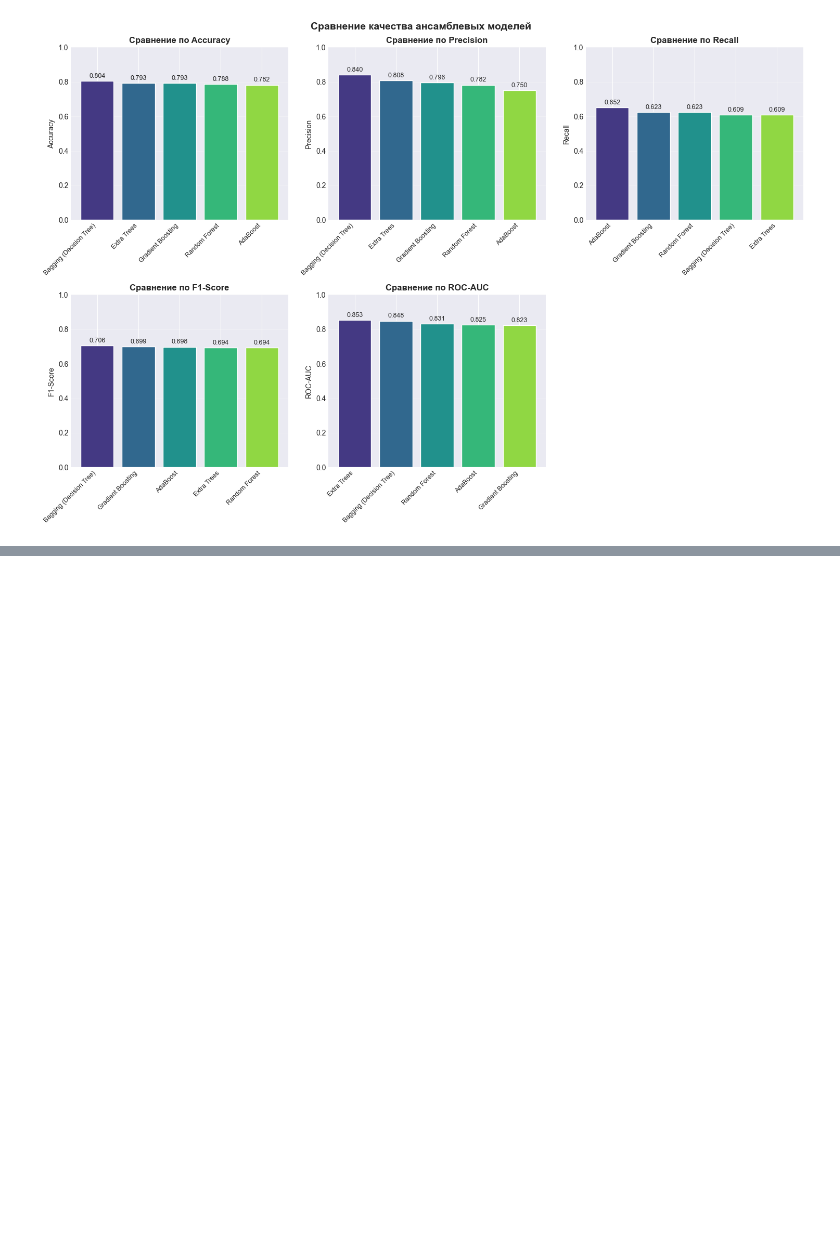
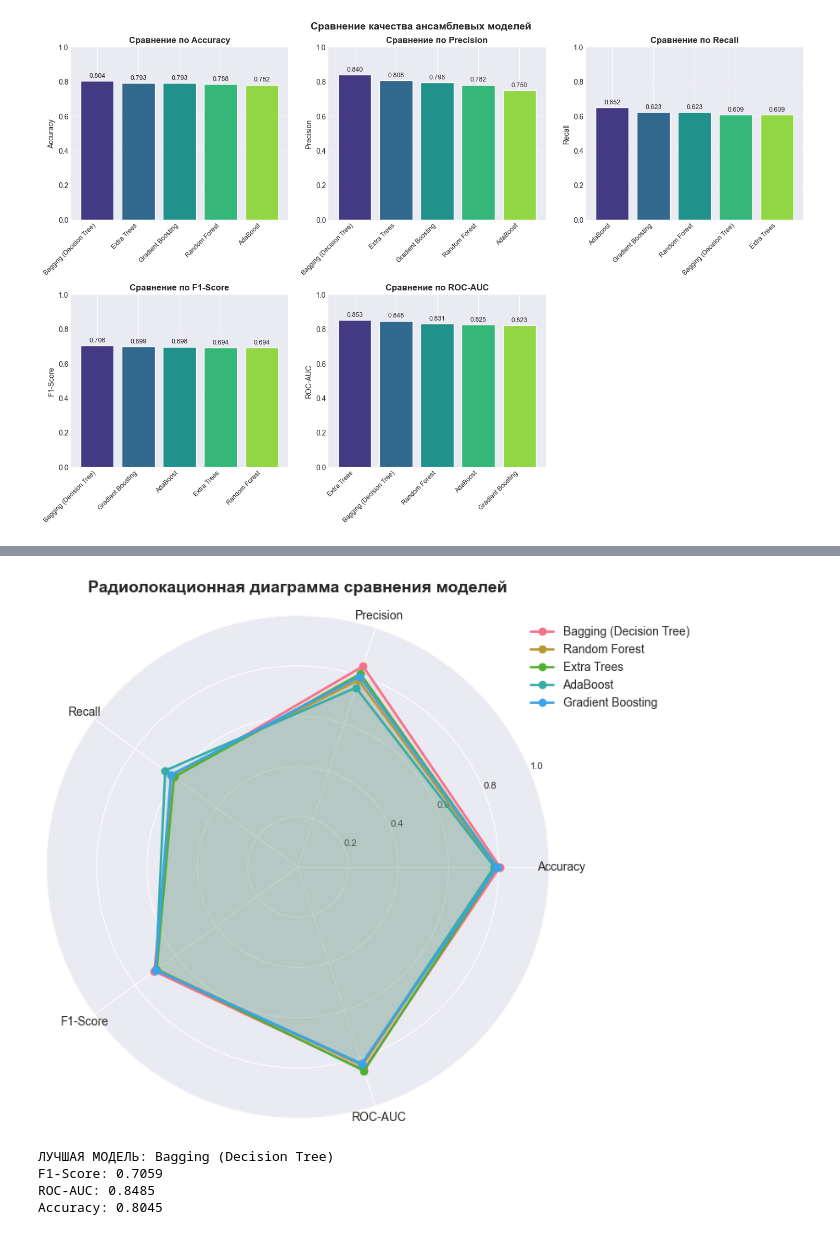
Before and after one commit to shoYomzYATIshchtitSHTIT/TMO_2026, a Jupyter notebook: lab5/lab5.ipynb, the cells around one changed output, grey strips where cells are left out. Cells and saved outputs as stored; diff of their text form; code cells hidden in the pictures; blank space fills up the shorter version.

```diff
--- a/lab5/lab5.ipynb
+++ b/lab5/lab5.ipynb
@@ -343,0 +336,48 @@ Accuracy: 0.8045
+# %%
+# Радиолокационная диаграмма (паутинка)
+from math import pi
+
+# Нормализуем данные для радара
+metrics_for_radar = ['Accuracy', 'Precision', 'Recall', 'F1-Score', 'ROC-AUC']
+models_list = results_df.index.tolist()
+
+# Количество переменных
+N = len(metrics_for_radar)
+angles = [n / float(N) * 2 * pi for n in range(N)]
+angles += angles[:1]  # Замыкаем круг
+
+fig, ax = plt.subplots(figsize=(8, 8), subplot_kw={'projection': 'polar'})
+
+for model in models_list:
+    values = results_df.loc[model, metrics_for_radar].values.tolist()
+    values += values[:1]  # Замыкаем
+    ax.plot(angles, values, 'o-', linewidth=2, label=model)
+    ax.fill(angles, values, alpha=0.1)
+
+# Добавляем метки
+ax.set_xticks(angles[:-1])
+ax.set_xticklabels(metrics_for_radar, fontsize=10)
+ax.set_ylim(0, 1)
+ax.set_yticks([0.2, 0.4, 0.6, 0.8, 1.0])
+ax.set_yticklabels(['0.2', '0.4', '0.6', '0.8', '1.0'], fontsize=8)
+ax.set_title('Радиолокационная диаграмма сравнения моделей', fontsize=14, fontweight='bold', pad=20)
+ax.legend(loc='upper right', bbox_to_anchor=(1.3, 1.0))
+
+plt.tight_layout()
+plt.show()
+# %% [output]
+[figure, added]
+# %%
+best_model_name = results_df['F1-Score'].idxmax()
+best_model = trained_models[best_model_name]
+best_f1 = results_df.loc[best_model_name, 'F1-Score']
+
+print(f"ЛУЧШАЯ МОДЕЛЬ: {best_model_name}")
+print(f"F1-Score: {best_f1:.4f}")
+print(f"ROC-AUC: {results_df.loc[best_model_name, 'ROC-AUC']:.4f}")
+print(f"Accuracy: {results_df.loc[best_model_name, 'Accuracy']:.4f}")
+# %% [output]
+ЛУЧШАЯ МОДЕЛЬ: Bagging (Decision Tree)
+F1-Score: 0.7059
+ROC-AUC: 0.8485
+Accuracy: 0.8045
```
Also changed, not shown: parts of 4 cells of this notebook, 1 other file.
